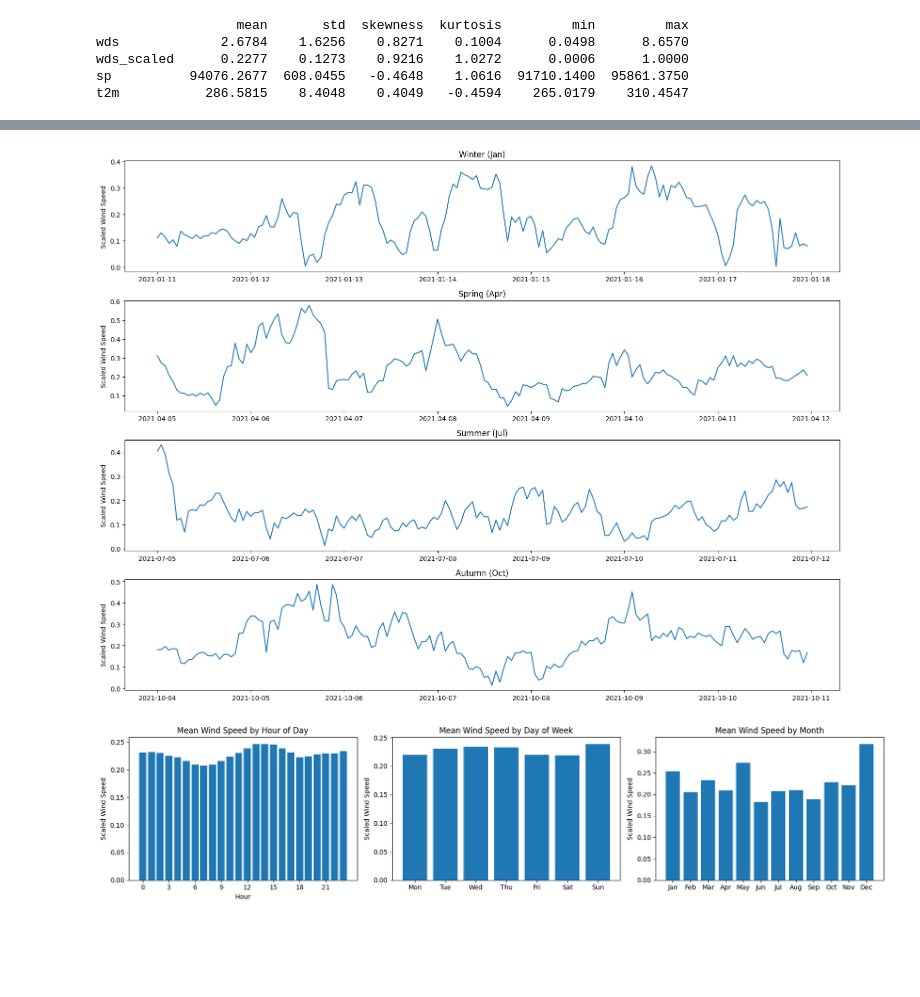
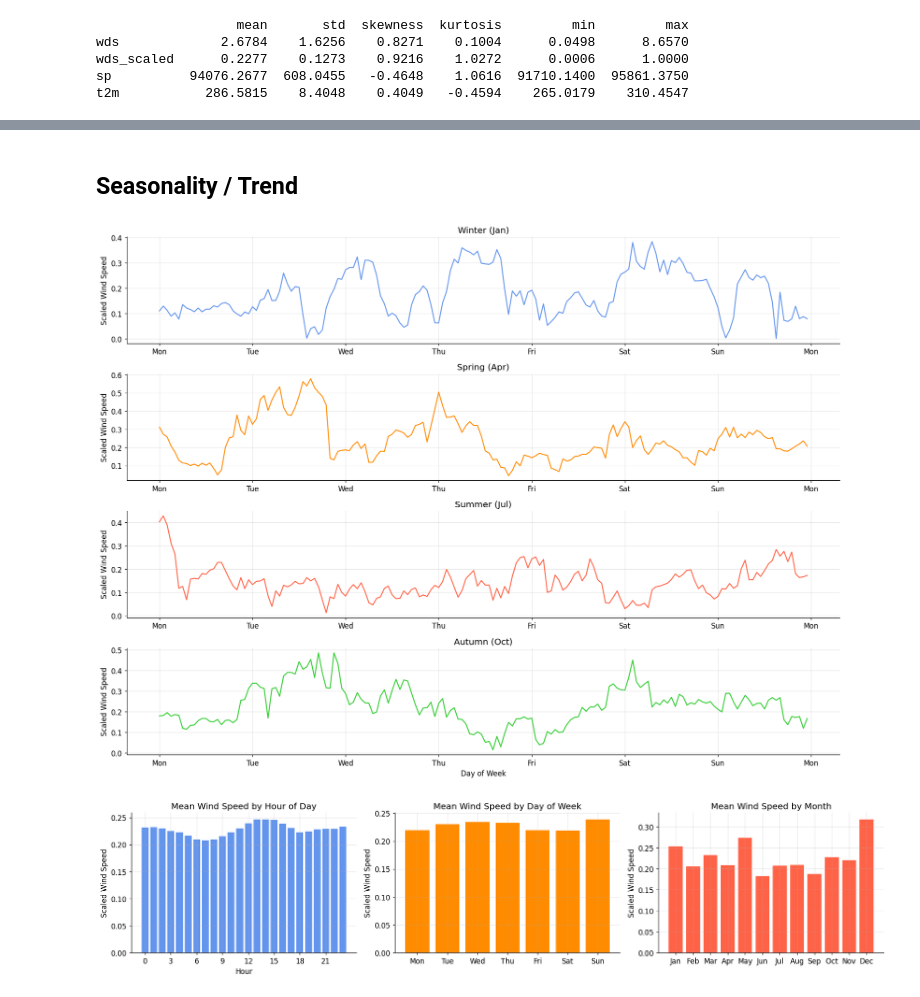
Before and after one commit to vinayak-ktp/detrended-window-mlp, a Jupyter notebook: notebooks/eda.ipynb, the cells around one changed output, grey strips where cells are left out. Saved outputs shown, nothing was run; the diff lists cells and outputs as text; code cells hidden in the pictures; blank space fills up the shorter version.

```diff
--- a/notebooks/eda.ipynb
+++ b/notebooks/eda.ipynb
@@ -10,6 +10,17 @@ sys.path.append('..')
+# %%
+plt.rcParams.update({
+    'figure.dpi': 110,
+    'axes.spines.top': False,
+    'axes.spines.right': False,
+    'axes.grid': True,
+    'grid.alpha': 0.3,
+    'font.size': 11,
+})
+
+colors = ['cornflowerblue', 'darkorange', 'tomato', 'limegreen']
 # %%
-target_df = pd.read_csv('../data/raw/target_data.csv', parse_dates=['time'])
-feature_df = pd.read_csv('../data/raw/feature_data.csv', parse_dates=['time'])
+target_df = pd.read_csv('target_data.csv', parse_dates=['time'])
+feature_df = pd.read_csv('feature_data.csv', parse_dates=['time'])
 # %%
 # target_df.head()
 # %%
@@ -112,3 +147,5 @@ plt.show()
+# %% [markdown]
+## Seasonality / Trend
 # %%
 seasons = {
     'Winter (Jan)': ('2021-01-11', '2021-01-18'),
@@ -118,48 +155,50 @@ seasons = {
 }
 
 fig, axes = plt.subplots(4, 1, figsize=(16, 12))
-for ax, (season, (start, end)) in zip(axes, seasons.items()):
+
+for i, (ax, (season, (start, end))) in enumerate(zip(axes, seasons.items())):
     rows = (df['time'] >= start) & (df['time'] < end)
     week = df[rows]
-    ax.plot(week['time'], week['wds_scaled'])
+    ax.plot(week['time'], week['wds_scaled'], color=colors[i])
     ax.set_title(season)
     ax.set_ylabel('Scaled Wind Speed')
+    ax.xaxis.set_major_locator(mdates.DayLocator(interval=1))
+    ax.xaxis.set_major_formatter(mdates.DateFormatter('%a'))
 
+plt.xlabel('Day of Week')
 plt.tight_layout()
 plt.show()
 # %% [output]
-[figure, old version]
+[figure, new version]
 # %%
 fig, axes = plt.subplots(1, 3, figsize=(17, 4))
 
 # Hour of day
 hourly_mean = df.groupby('hour')['wds_scaled'].agg(['mean'])
-axes[0].bar(hourly_mean.index, hourly_mean['mean'])
+axes[0].bar(hourly_mean.index, hourly_mean['mean'], color=colors[0])
 axes[0].set_title('Mean Wind Speed by Hour of Day')
 axes[0].set_xlabel('Hour')
 axes[0].set_ylabel('Scaled Wind Speed')
 # axes[0].set_ylim(0, 0.25)
 axes[0].set_xticks(range(0, 24, 3))
 
 # Day of week
 dow_mean = df.groupby('dayofweek')['wds_scaled'].agg(['mean'])
-day_names = ['Mon','Tue','Wed','Thu','Fri','Sat','Sun']
-axes[1].bar(day_names, dow_mean['mean'])
+axes[1].bar(day_names, dow_mean['mean'], color=colors[1])
 axes[1].set_title('Mean Wind Speed by Day of Week')
 axes[1].set_ylabel('Scaled Wind Speed')
 
 # Month
 month_mean = df.groupby('month')['wds_scaled'].agg(['mean'])
-month_names = ['Jan','Feb','Mar','Apr','May','Jun','Jul','Aug','Sep','Oct','Nov','Dec']
-axes[2].bar(month_names, month_mean['mean'])
+axes[2].bar(month_names, month_mean['mean'], color=colors[2])
 axes[2].set_title('Mean Wind Speed by Month')
 axes[2].set_ylabel('Scaled Wind Speed')
 axes[2].tick_params(axis='x')
 
 plt.tight_layout()
 plt.show()
 # %% [output]
-[figure, old version]
+[figure, new version]
 # %%
 pivot = df.pivot_table(values='wds_scaled', index='hour', columns='month', aggfunc='mean')
 
```
Also changed, not shown: parts of 18 cells of this notebook, 2 other files.
